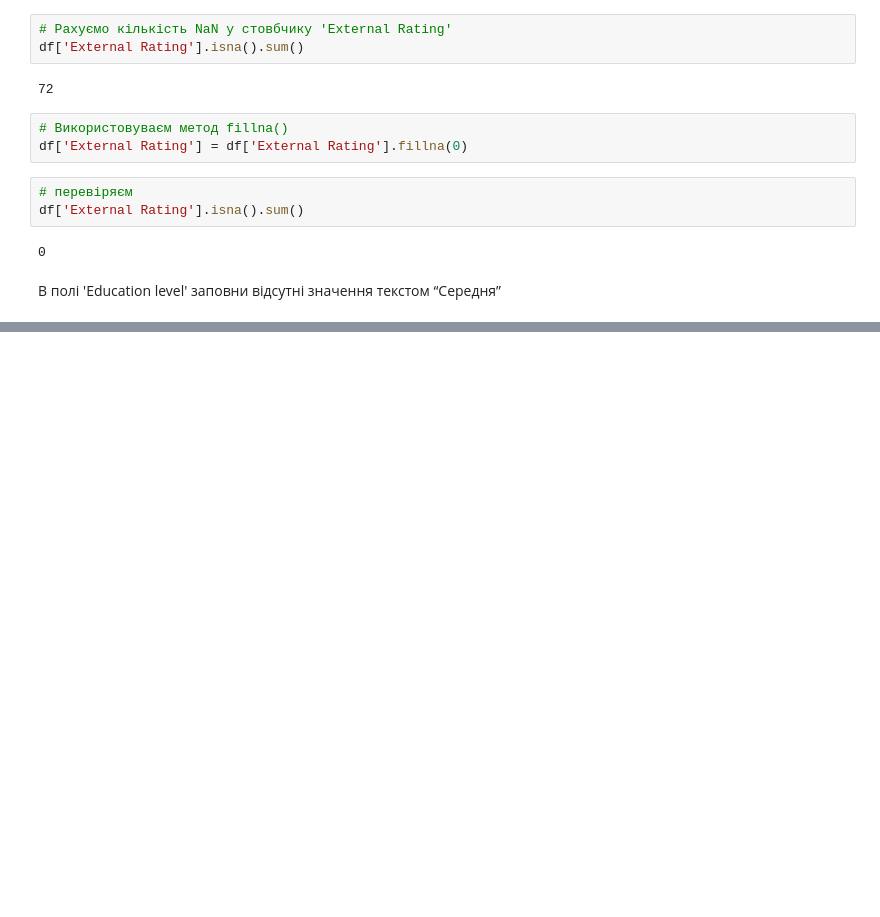
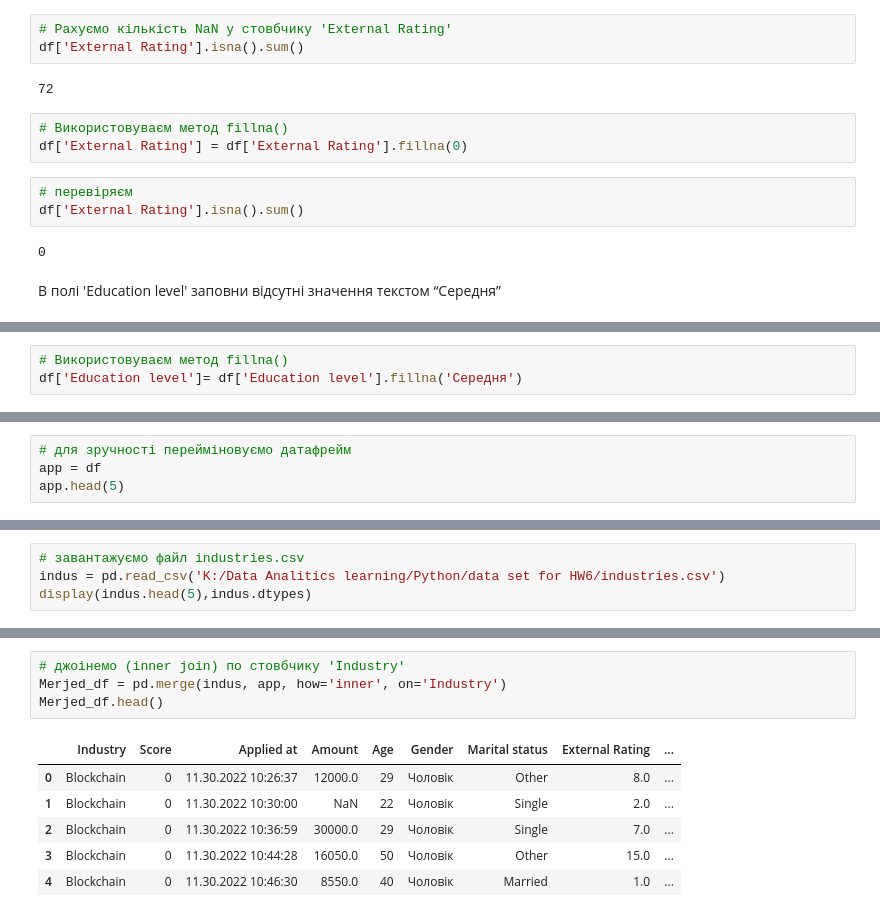
Before and after one commit to dens22us/SQL, a Jupyter notebook: Home Work 6 (Тема 6. Очищення даних за допомогою Pandas). Очищення даних за допомогою Pandas).ipynb, the cells around one changed output, grey strips where cells are left out. Saved outputs shown, nothing was run; the diff lists cells and outputs as text; blank space fills up the shorter version.

```diff
--- a/Home Work 6 (Тема 6. Очищення даних за допомогою Pandas). Очищення даних за допомогою Pandas).ipynb
+++ b/Home Work 6 (Тема 6. Очищення даних за допомогою Pandas). Очищення даних за допомогою Pandas).ipynb
@@ -82,0 +93,3 @@ df['External Rating'].isna().sum()
+# %%
+# Використовуваєм метод fillna()
+df['Education level']= df['Education level'].fillna('Середня')
@@ -82,0 +111,4 @@ df['External Rating'].isna().sum()
+# %%
+# для зручності перейміновуємо датафрейм
+app = df
+app.head(5)
@@ -82,0 +122,4 @@ df['External Rating'].isna().sum()
+# %%
+# завантажуємо файл industries.csv
+indus = pd.read_csv('K:/Data Analitics learning/Python/data set for HW6/industries.csv')
+display(indus.head(5),indus.dtypes)
@@ -82,0 +136,11 @@ df['External Rating'].isna().sum()
+# %%
+# джоінемо (inner join) по стовбчику 'Industry'
+Merjed_df = pd.merge(indus, app, how='inner', on='Industry')
+Merjed_df.head()
+# %% [output]
+|  | Industry | Score | Applied at | Amount | Age | Gender | Marital status | External Rating | ... |
+| 0 | Blockchain | 0 | 11.30.2022 10:26:37 | 12000.0 | 29 | Чоловік | Other | 8.0 | ... |
+| 1 | Blockchain | 0 | 11.30.2022 10:30:00 | NaN | 22 | Чоловік | Single | 2.0 | ... |
+| 2 | Blockchain | 0 | 11.30.2022 10:36:59 | 30000.0 | 29 | Чоловік | Single | 7.0 | ... |
+| 3 | Blockchain | 0 | 11.30.2022 10:44:28 | 16050.0 | 50 | Чоловік | Other | 15.0 | ... |
+| 4 | Blockchain | 0 | 11.30.2022 10:46:30 | 8550.0 | 40 | Чоловік | Married | 1.0 | ... |
```
Also changed, not shown: parts of 56 cells of this notebook.
